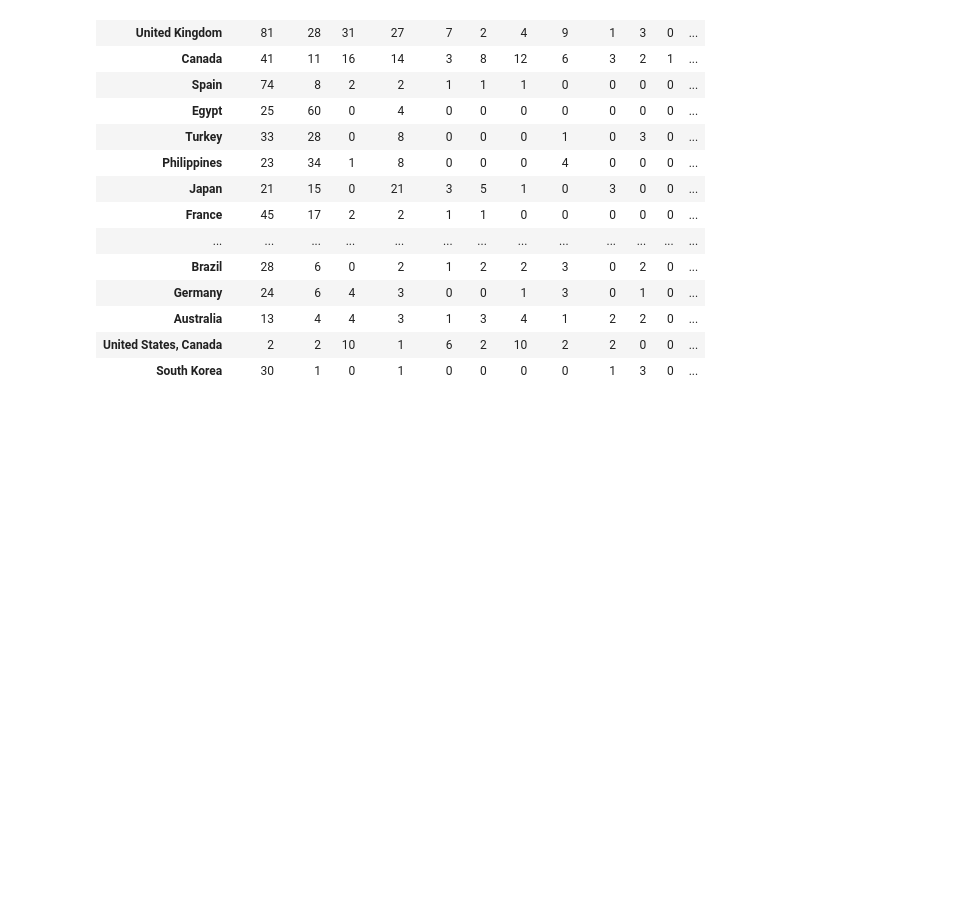
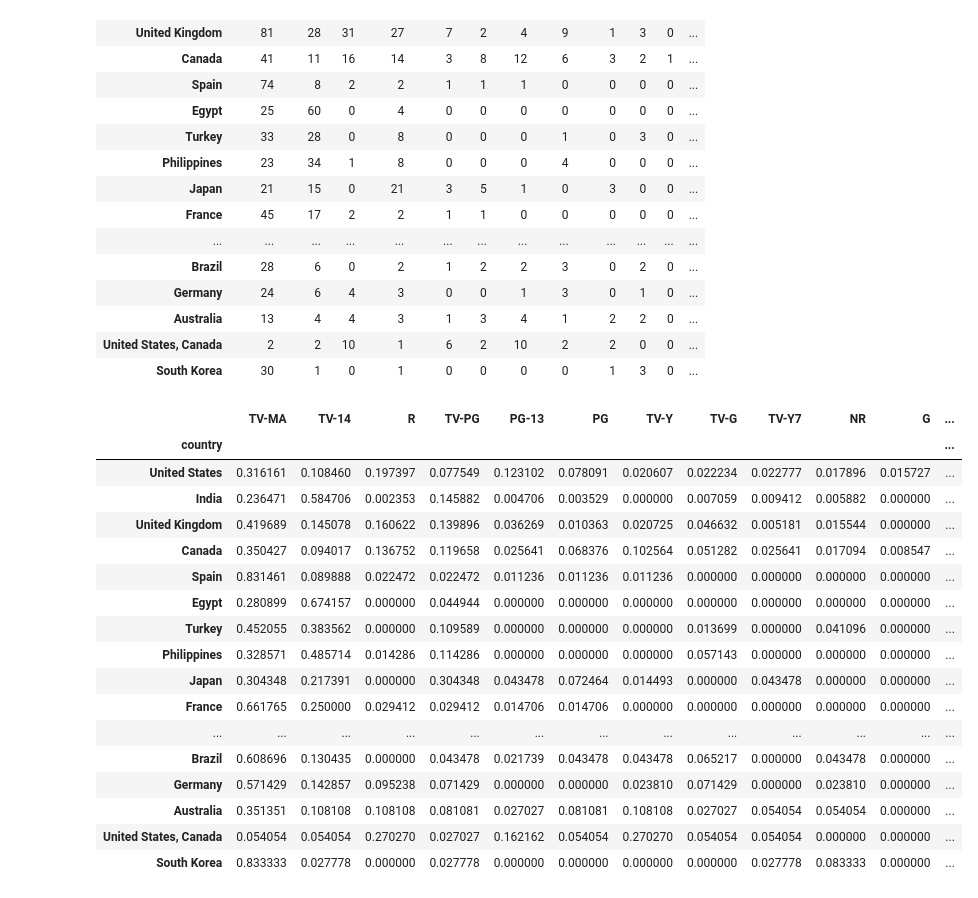
Before and after one commit to avgcam/netflix-eda, a Jupyter notebook: netflix_eda.ipynb, the cells around one changed output. Drawn from its saved outputs; the diff is of its cells as text; code cells hidden in the pictures; blank space fills up the shorter version.

```diff
--- a/netflix_eda.ipynb
+++ b/netflix_eda.ipynb
@@ -308 +310,22 @@ rat_country[:20]
+# %%
+per_country[:20]
+# %% [output]
+|  | TV-MA | TV-14 | R | TV-PG | PG-13 | PG | TV-Y | TV-G | TV-Y7 | NR | G | ... |
+| country |  |  |  |  |  |  |  |  |  |  |  | ... |
+| United States | 0.316161 | 0.108460 | 0.197397 | 0.077549 | 0.123102 | 0.078091 | 0.020607 | 0.022234 | 0.022777 | 0.017896 | 0.015727 | ... |
+| India | 0.236471 | 0.584706 | 0.002353 | 0.145882 | 0.004706 | 0.003529 | 0.000000 | 0.007059 | 0.009412 | 0.005882 | 0.000000 | ... |
+| United Kingdom | 0.419689 | 0.145078 | 0.160622 | 0.139896 | 0.036269 | 0.010363 | 0.020725 | 0.046632 | 0.005181 | 0.015544 | 0.000000 | ... |
+| Canada | 0.350427 | 0.094017 | 0.136752 | 0.119658 | 0.025641 | 0.068376 | 0.102564 | 0.051282 | 0.025641 | 0.017094 | 0.008547 | ... |
+| Spain | 0.831461 | 0.089888 | 0.022472 | 0.022472 | 0.011236 | 0.011236 | 0.011236 | 0.000000 | 0.000000 | 0.000000 | 0.000000 | ... |
+| Egypt | 0.280899 | 0.674157 | 0.000000 | 0.044944 | 0.000000 | 0.000000 | 0.000000 | 0.000000 | 0.000000 | 0.000000 | 0.000000 | ... |
+| Turkey | 0.452055 | 0.383562 | 0.000000 | 0.109589 | 0.000000 | 0.000000 | 0.000000 | 0.013699 | 0.000000 | 0.041096 | 0.000000 | ... |
+| Philippines | 0.328571 | 0.485714 | 0.014286 | 0.114286 | 0.000000 | 0.000000 | 0.000000 | 0.057143 | 0.000000 | 0.000000 | 0.000000 | ... |
+| Japan | 0.304348 | 0.217391 | 0.000000 | 0.304348 | 0.043478 | 0.072464 | 0.014493 | 0.000000 | 0.043478 | 0.000000 | 0.000000 | ... |
+| France | 0.661765 | 0.250000 | 0.029412 | 0.029412 | 0.014706 | 0.014706 | 0.000000 | 0.000000 | 0.000000 | 0.000000 | 0.000000 | ... |
+| ... | ... | ... | ... | ... | ... | ... | ... | ... | ... | ... | ... | ... |
+| Brazil | 0.608696 | 0.130435 | 0.000000 | 0.043478 | 0.021739 | 0.043478 | 0.043478 | 0.065217 | 0.000000 | 0.043478 | 0.000000 | ... |
+| Germany | 0.571429 | 0.142857 | 0.095238 | 0.071429 | 0.000000 | 0.000000 | 0.023810 | 0.071429 | 0.000000 | 0.023810 | 0.000000 | ... |
+| Australia | 0.351351 | 0.108108 | 0.108108 | 0.081081 | 0.027027 | 0.081081 | 0.108108 | 0.027027 | 0.054054 | 0.054054 | 0.000000 | ... |
+| United States, Canada | 0.054054 | 0.054054 | 0.270270 | 0.027027 | 0.162162 | 0.054054 | 0.270270 | 0.054054 | 0.054054 | 0.000000 | 0.000000 | ... |
+| South Korea | 0.833333 | 0.027778 | 0.000000 | 0.027778 | 0.000000 | 0.000000 | 0.000000 | 0.000000 | 0.027778 | 0.083333 | 0.000000 | ... |
 # %%
```
Also changed, not shown: parts of 17 cells of this notebook.
